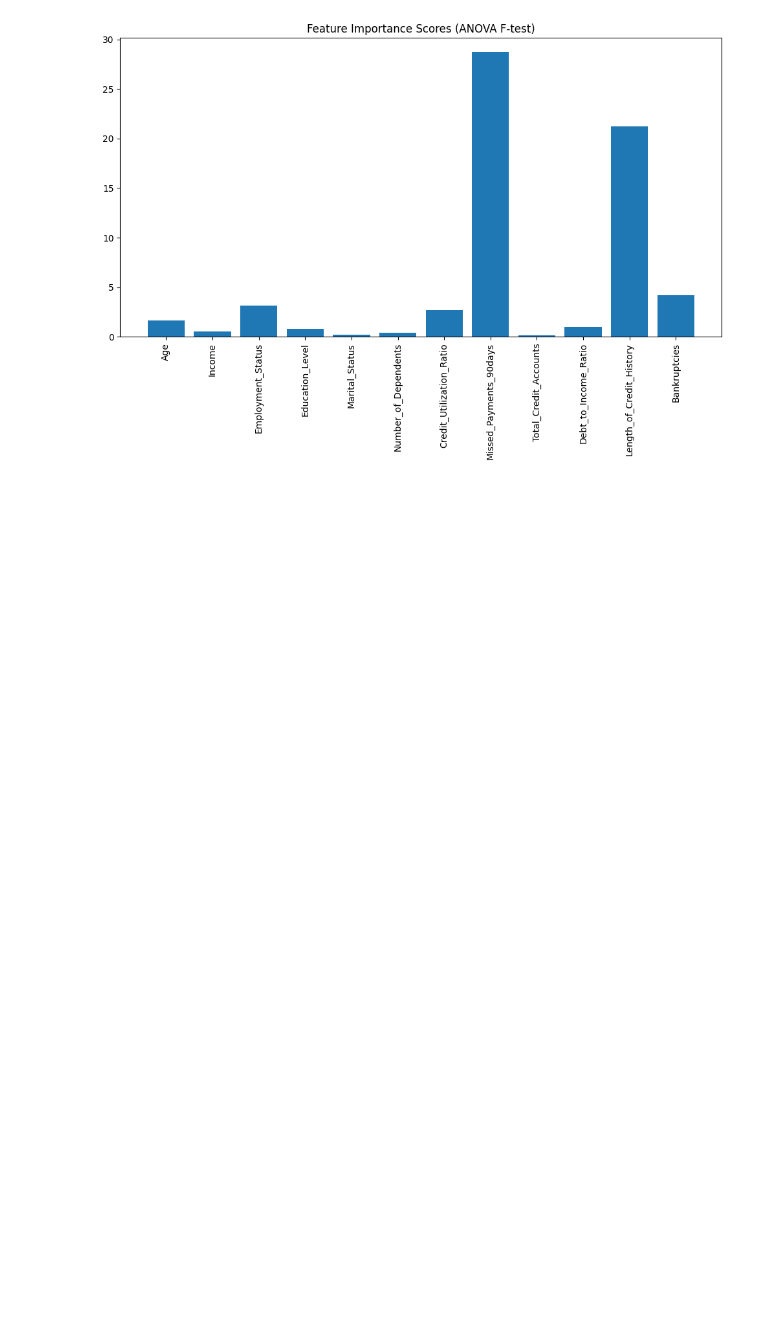
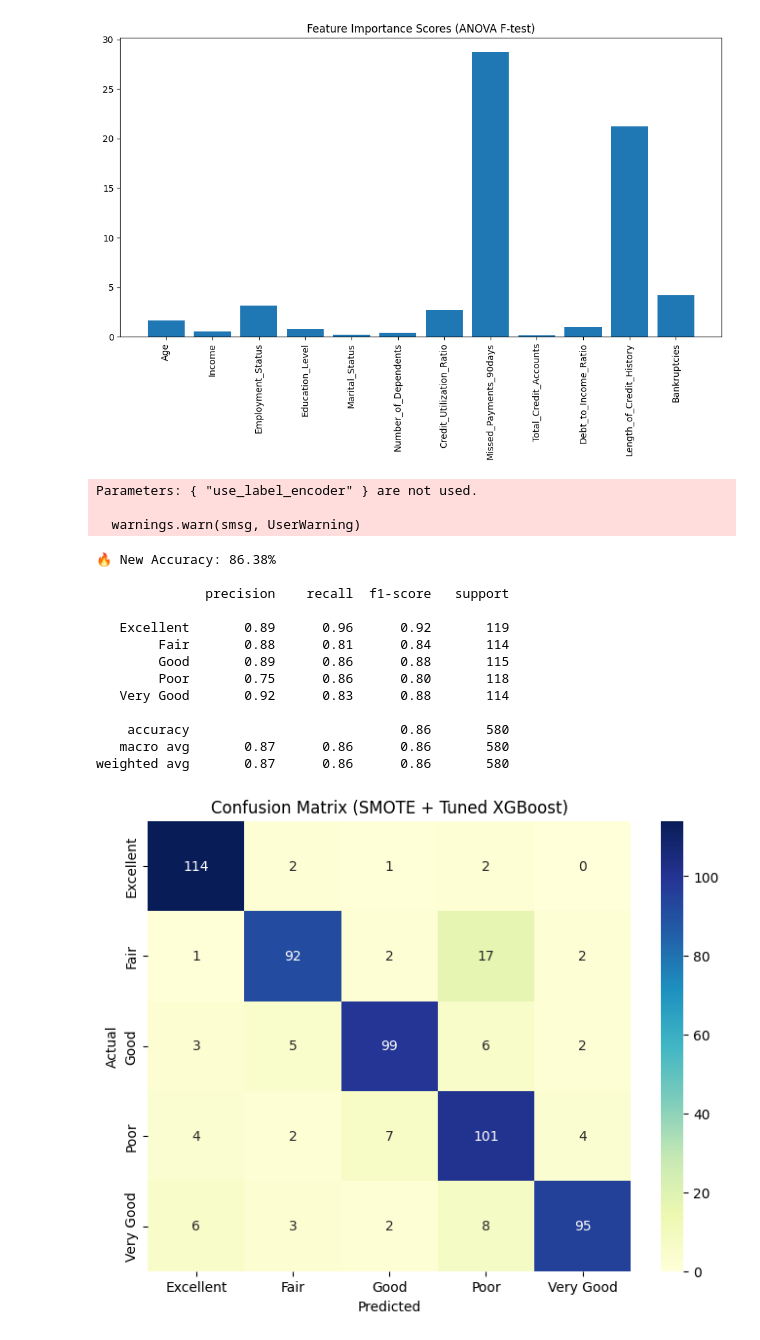
Before and after one commit to NotYC/ML-integrated-CreditScoring, a Jupyter notebook: MICS.ipynb, the cells around one changed output. Saved outputs shown, nothing was run; the diff lists cells and outputs as text; code cells hidden in the pictures; blank space fills up the shorter version.

Commit message:
model stats, and accuracy

```diff
--- a/MICS.ipynb
+++ b/MICS.ipynb
@@ -184,3 +184,63 @@ plt.title("Feature Importance Scores (ANOVA F-test)")
 plt.show()
 # %% [output]
 [figure]
+# %%
+from imblearn.over_sampling import SMOTE
+smote = SMOTE(random_state=42)
+X_resampled, y_resampled = smote.fit_resample(X_scaled, y)
+
+from sklearn.model_selection import train_test_split
+X_train, X_test, y_train, y_test = train_test_split(X_resampled, y_resampled, test_size=0.2, random_state=42)
+# %%
+from xgboost import XGBClassifier
+
+clf = XGBClassifier(
+    n_estimators=250,
+    max_depth=8,
+    learning_rate=0.05,
+    subsample=0.8,
+    colsample_bytree=0.8,
+    gamma=0.1,
+    reg_alpha=0.5,
+    reg_lambda=0.8,
+    use_label_encoder=False,
+    eval_metric='mlogloss'
+)
+clf.fit(X_train, y_train)
+
+y_pred = clf.predict(X_test)
+# %% [output]
+Parameters: { "use_label_encoder" } are not used.
+
+  warnings.warn(smsg, UserWarning)
+# %%
+from sklearn.metrics import accuracy_score, classification_report, confusion_matrix
+import seaborn as sns
+import matplotlib.pyplot as plt
+
+acc = accuracy_score(y_test, y_pred)
+print(f"🔥 New Accuracy: {acc * 100:.2f}%\n")
+print(classification_report(y_test, y_pred, target_names=target_le.classes_))
+
+cm = confusion_matrix(y_test, y_pred)
+plt.figure(figsize=(8, 6))
+sns.heatmap(cm, annot=True, fmt='d', cmap='YlGnBu', xticklabels=target_le.classes_, yticklabels=target_le.classes_)
+plt.xlabel("Predicted")
+plt.ylabel("Actual")
+plt.title("Confusion Matrix (SMOTE + Tuned XGBoost)")
+plt.show()
+# %% [output]
+🔥 New Accuracy: 86.38%
+
+              precision    recall  f1-score   support
+
+   Excellent       0.89      0.96      0.92       119
+        Fair       0.88      0.81      0.84       114
+        Good       0.89      0.86      0.88       115
+        Poor       0.75      0.86      0.80       118
+   Very Good       0.92      0.83      0.88       114
+
+    accuracy                           0.86       580
+   macro avg       0.87      0.86      0.86       580
+weighted avg       0.87      0.86      0.86       580
+[figure, added]
```
